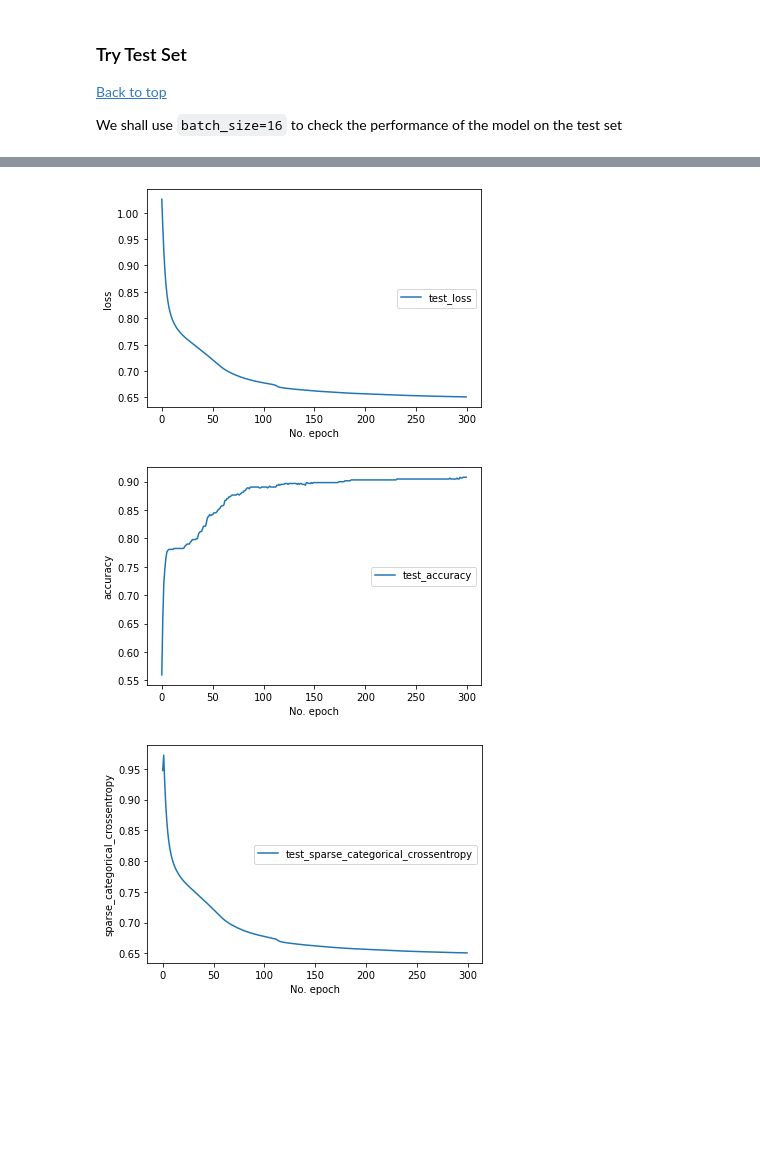
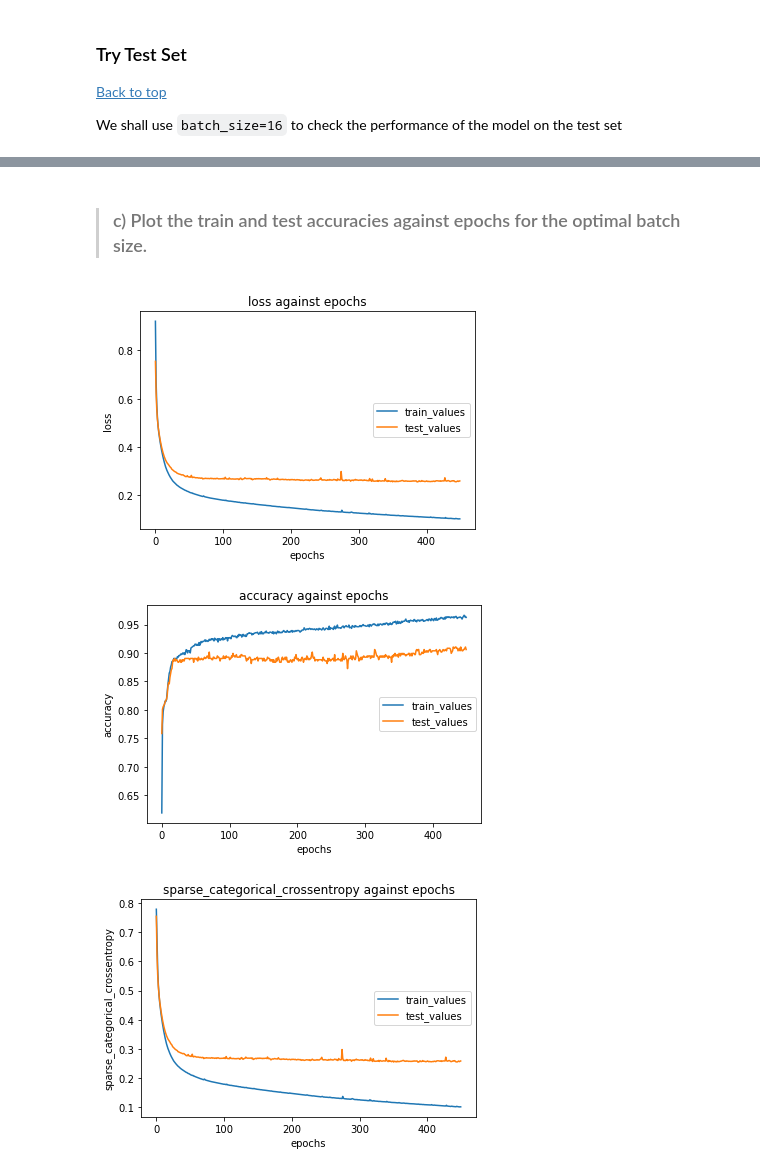
Before and after one commit to tanchuanxin/cz4042_assignment_1, a Jupyter notebook: 1a/assignment_1a_q2.ipynb, the cells around one changed output, grey strips where cells are left out. Saved outputs shown, nothing was run; the diff lists cells and outputs as text; code cells hidden in the pictures; blank space fills up the shorter version.

```diff
--- a/1a/assignment_1a_q2.ipynb
+++ b/1a/assignment_1a_q2.ipynb
@@ -201,4 +250,6 @@ Training  batch_size_64_fold_5
 [Back to top](#toc)
 # %%
-histories_saver(histories, "data/histories_q2.json")
+histories_saver(histories, "data/q2_histories.json")
+
+histories = histories_loader("data/q2_histories.json")
 # %% [output]
@@ -211,7 +266,0 @@ All times saved
-# %%
-with open('data/histories_q2.json') as json_file:
-    histories = json.load(json_file)
-print('histories reloaded')
-
-times = np.load('data/times_q2.npy', allow_pickle=True).item()
-print('times reloaded')
@@ -223,7 +269,7 @@ times reloaded
 [Back to top](#toc)
 # %%
 for model_name in histories.keys():
-    print("Plotting model performance for ", model_name)
-    for history_object in ['accuracy', 'loss', 'sparse_categorical_crossentropy']:
+    print('Model: ', model_name)
+    for history_object in ['loss', 'accuracy', 'sparse_categorical_crossentropy']:
         plot_history_object(histories, model_name, history_object)
 # %% [output]
@@ -435,0 +473,13 @@ Training  test_set
+# %%
+model = create_model(num_neurons, num_classes, regularization, optimizer, loss, metrics)
+model_name = 'train_values'
+model_convergence_test, histories_final[model_name] = fit_model(X_train, Y_train, model_name, model, validation_split, epochs, batch_size, callbacks)
+
+# the history
+histories_saver(histories_final, "data/q2_histories_final.json")
+histories_final = histories_loader("data/q2_histories_final.json")
+
+histories_final['test_values'] = histories_test['test_values']
+
+histories_saver(histories_final, "data/q2_histories_final.json", already_json=True)
+histories_final = histories_loader("data/q2_histories_final.json")
@@ -436,11 +494,16 @@ Training  test_set
+# %% [markdown]
+> ### c) Plot the train and test accuracies against epochs for the optimal batch size.
 # %%
 for history_object in ['loss', 'accuracy', 'sparse_categorical_crossentropy']:
-    plt.plot(test_histories[model_name].history[history_object], label='test_'+history_object)
+    for model_name in histories_final.keys():
+        plt.plot(histories_final[model_name][history_object], label=model_name)
+
+    plt.title(history_object + ' against epochs')
     plt.ylabel(history_object)
-    plt.xlabel('No. epoch')
+    plt.xlabel('epochs')
     plt.legend(loc="center right")
     plt.show()
 # %% [output]
-[figure, old version]
+[figure, new version]
-[figure, old version]
+[figure, new version]
-[figure, old version]
+[figure, new version]
```
Also changed, not shown: parts of 48 cells of this notebook, 20 other files.
